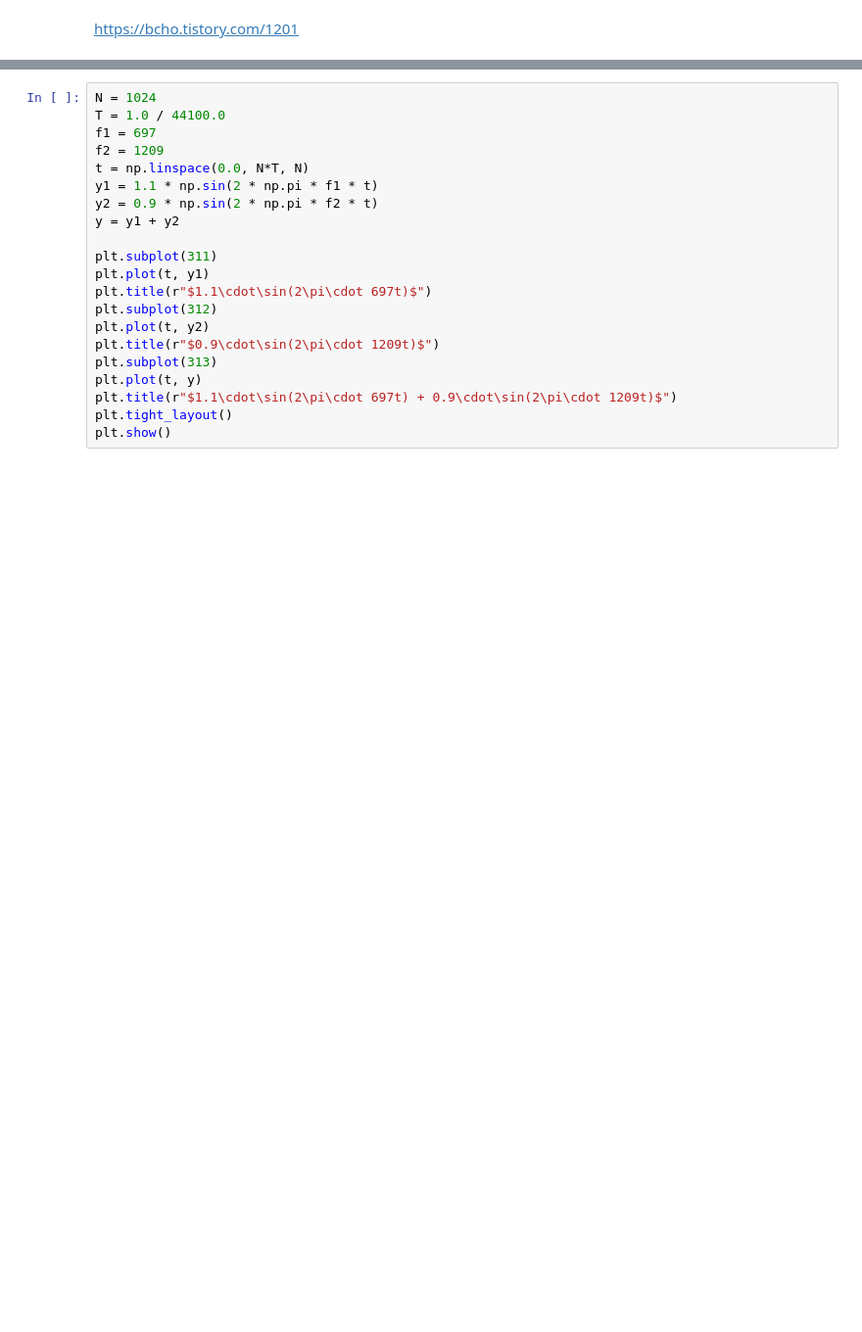
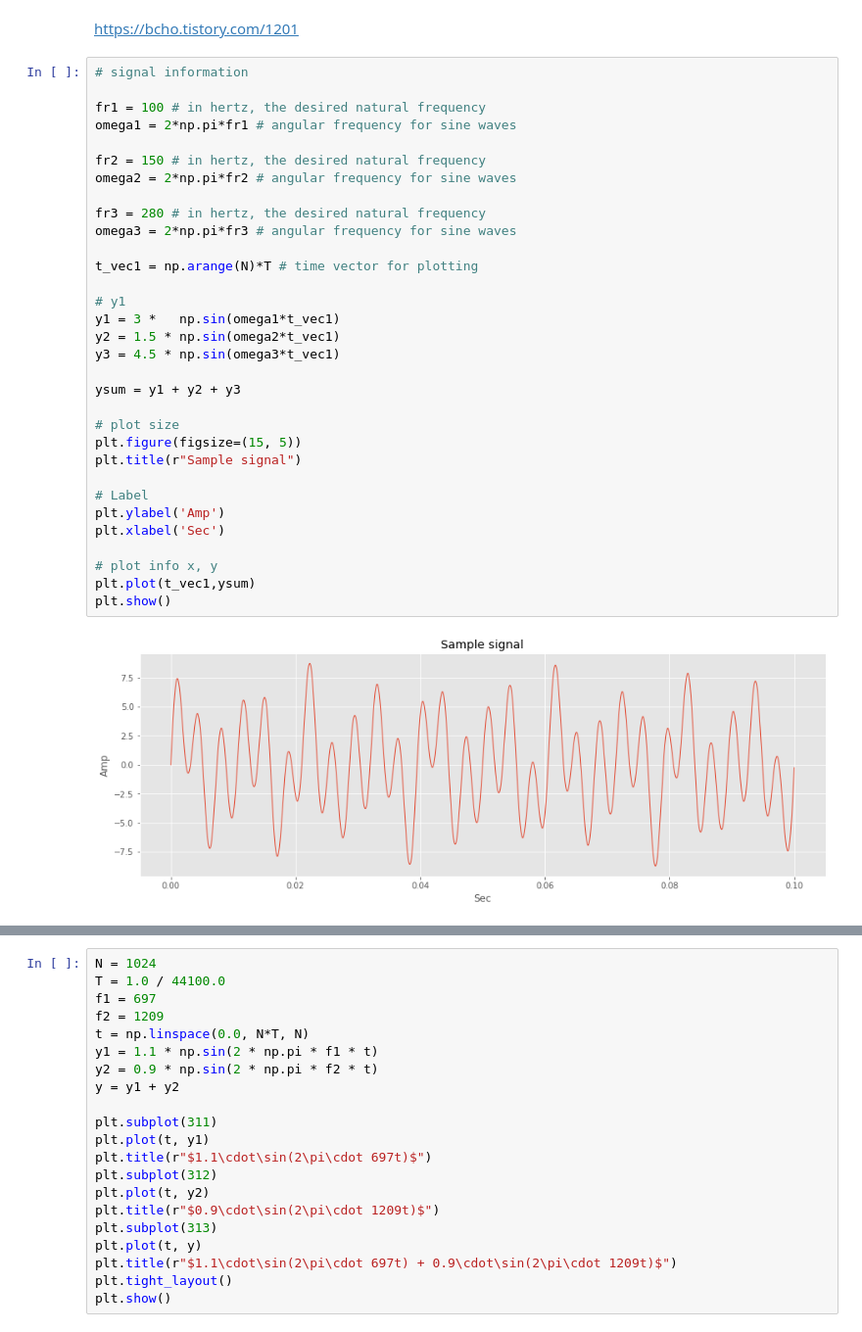
Before and after one commit to JeonghunLee/Colab_Audio_Simple, a Jupyter notebook: simple.ipynb, the cells around one changed output, grey strips where cells are left out. Shown at 98% size. Cells and saved outputs as stored; diff of their text form; blank space fills up the shorter version.

```diff
--- a/simple.ipynb
+++ b/simple.ipynb
@@ -88,3 +88,37 @@ plt.show()
 https://financedata.github.io/posts/faq_matplotlib_default_chart_size.html
 # %% [markdown]
 https://bcho.tistory.com/1201
+# %%
+# signal information
+
+fr1 = 100 # in hertz, the desired natural frequency
+omega1 = 2*np.pi*fr1 # angular frequency for sine waves
+
+fr2 = 150 # in hertz, the desired natural frequency
+omega2 = 2*np.pi*fr2 # angular frequency for sine waves
+
+fr3 = 280 # in hertz, the desired natural frequency
+omega3 = 2*np.pi*fr3 # angular frequency for sine waves
+
+t_vec1 = np.arange(N)*T # time vector for plotting
+
+# y1
+y1 = 3 *   np.sin(omega1*t_vec1)
+y2 = 1.5 * np.sin(omega2*t_vec1)
+y3 = 4.5 * np.sin(omega3*t_vec1)
+
+ysum = y1 + y2 + y3
+
+# plot size
+plt.figure(figsize=(15, 5))
+plt.title(r"Sample signal")
+
+# Label
+plt.ylabel('Amp')
+plt.xlabel('Sec')
+
+# plot info x, y
+plt.plot(t_vec1,ysum)
+plt.show()
+# %% [output]
+[figure, added]
```
Also changed, not shown: parts of 2 cells of this notebook.
